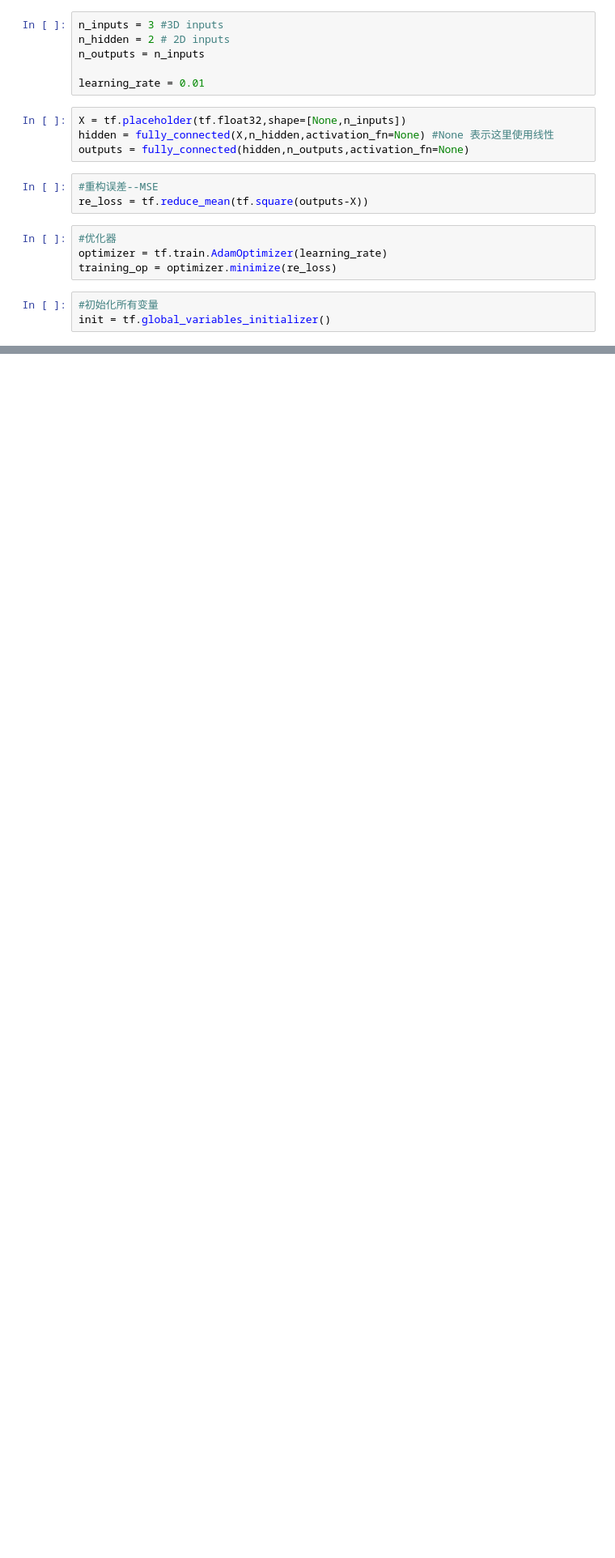
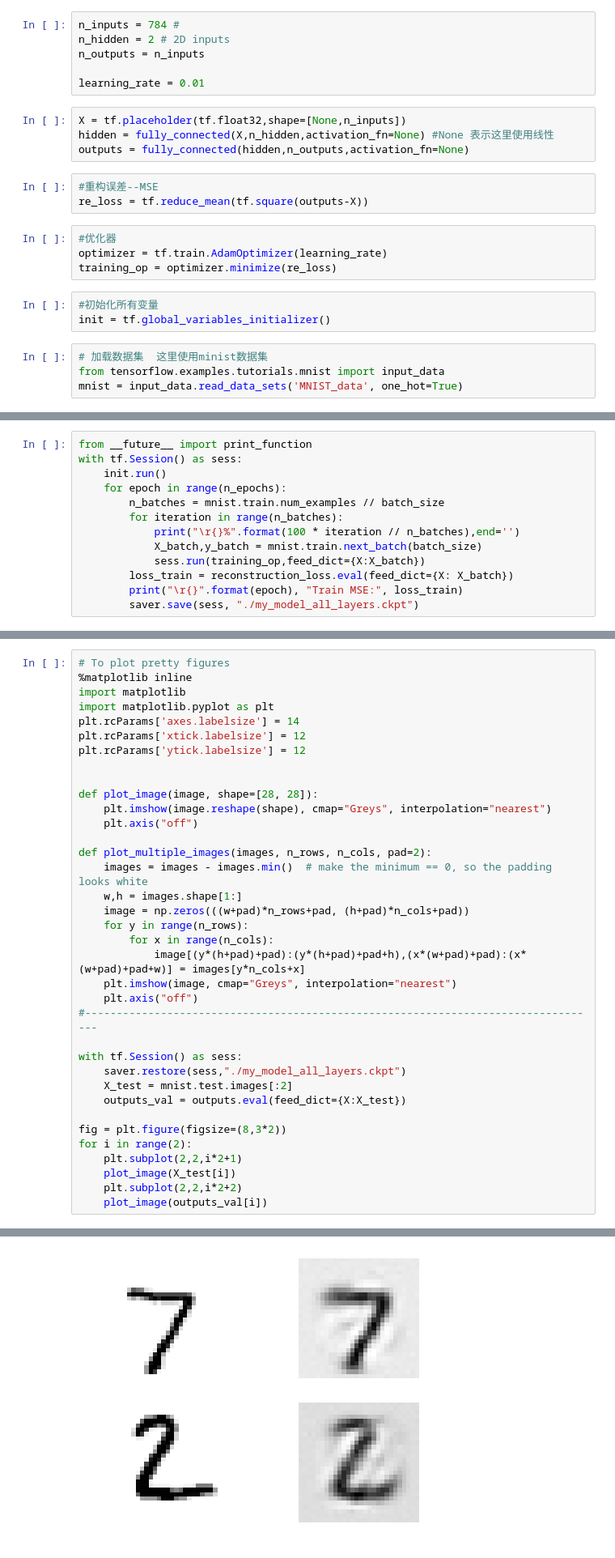
Before and after one commit to LiaoPan/Dive-Into-Machine-Learning, a Jupyter notebook: Autoencoders/Autoencoder.ipynb, the cells around one changed output, grey strips where cells are left out. Shown at 81% size. Cells and saved outputs as stored; diff of their text form; blank space fills up the shorter version.

```diff
--- a/Autoencoders/Autoencoder.ipynb
+++ b/Autoencoders/Autoencoder.ipynb
@@ -24,7 +23,7 @@
 import tensorflow as tf
 from tensorflow.contrib.layers import fully_connected
 # %%
-n_inputs = 3 #3D inputs
+n_inputs = 784 #
 n_hidden = 2 # 2D inputs
 n_outputs = n_inputs
 
@@ -43,3 +42,7 @@ training_op = optimizer.minimize(re_loss)
 # %%
 #初始化所有变量
 init = tf.global_variables_initializer()
+# %%
+# 加载数据集  这里使用minist数据集
+from tensorflow.examples.tutorials.mnist import input_data
+mnist = input_data.read_data_sets('MNIST_data', one_hot=True)
@@ -45,0 +106,13 @@ init = tf.global_variables_initializer()
+# %%
+from __future__ import print_function
+with tf.Session() as sess:
+    init.run()
+    for epoch in range(n_epochs):
+        n_batches = mnist.train.num_examples // batch_size
+        for iteration in range(n_batches):
+            print("\r{}%".format(100 * iteration // n_batches),end='')
+            X_batch,y_batch = mnist.train.next_batch(batch_size)
+            sess.run(training_op,feed_dict={X:X_batch})
+        loss_train = reconstruction_loss.eval(feed_dict={X: X_batch})
+        print("\r{}".format(epoch), "Train MSE:", loss_train)
+        saver.save(sess, "./my_model_all_layers.ckpt")
@@ -45,0 +132,37 @@ init = tf.global_variables_initializer()
+# %%
+# To plot pretty figures
+%matplotlib inline
+import matplotlib
+import matplotlib.pyplot as plt
+plt.rcParams['axes.labelsize'] = 14
+plt.rcParams['xtick.labelsize'] = 12
+plt.rcParams['ytick.labelsize'] = 12
+
+
+def plot_image(image, shape=[28, 28]):
+    plt.imshow(image.reshape(shape), cmap="Greys", interpolation="nearest")
+    plt.axis("off")
+
+def plot_multiple_images(images, n_rows, n_cols, pad=2):
+    images = images - images.min()  # make the minimum == 0, so the padding looks white
+    w,h = images.shape[1:]
+    image = np.zeros(((w+pad)*n_rows+pad, (h+pad)*n_cols+pad))
+    for y in range(n_rows):
+        for x in range(n_cols):
+            image[(y*(h+pad)+pad):(y*(h+pad)+pad+h),(x*(w+pad)+pad):(x*(w+pad)+pad+w)] = images[y*n_cols+x]
+    plt.imshow(image, cmap="Greys", interpolation="nearest")
+    plt.axis("off")
+#----------------------------------------------------------------------------------
+
+with tf.Session() as sess:
+    saver.restore(sess,"./my_model_all_layers.ckpt")
+    X_test = mnist.test.images[:2]
+    outputs_val = outputs.eval(feed_dict={X:X_test})
+
+fig = plt.figure(figsize=(8,3*2))
+for i in range(2):
+    plt.subplot(2,2,i*2+1)
+    plot_image(X_test[i])
+    plt.subplot(2,2,i*2+2)
+    plot_image(outputs_val[i])
+# %% [output]
@@ -45,0 +170 @@ init = tf.global_variables_initializer()
+[figure, added]
```
Also changed, not shown: parts of 28 cells of this notebook, 18 other files.
